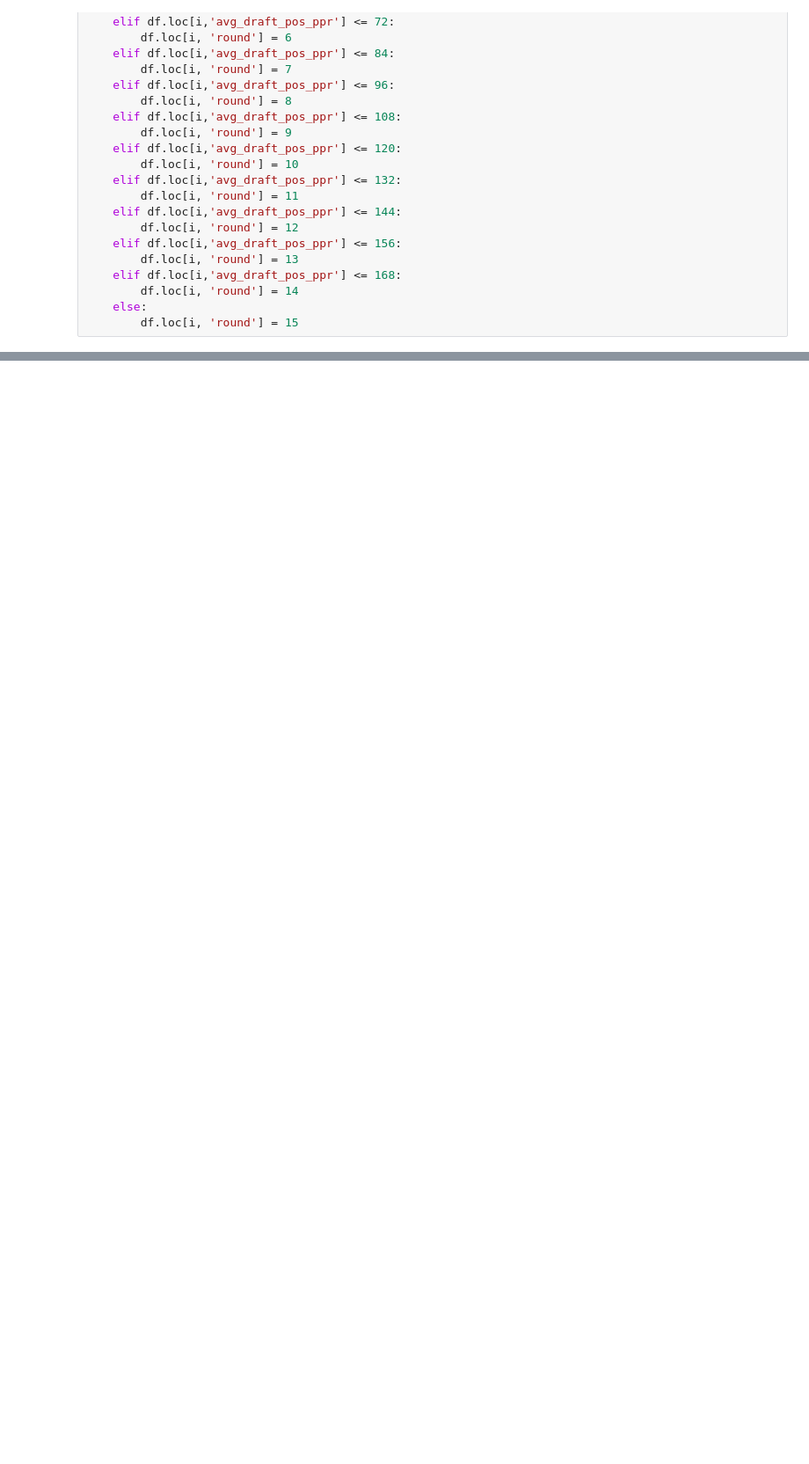
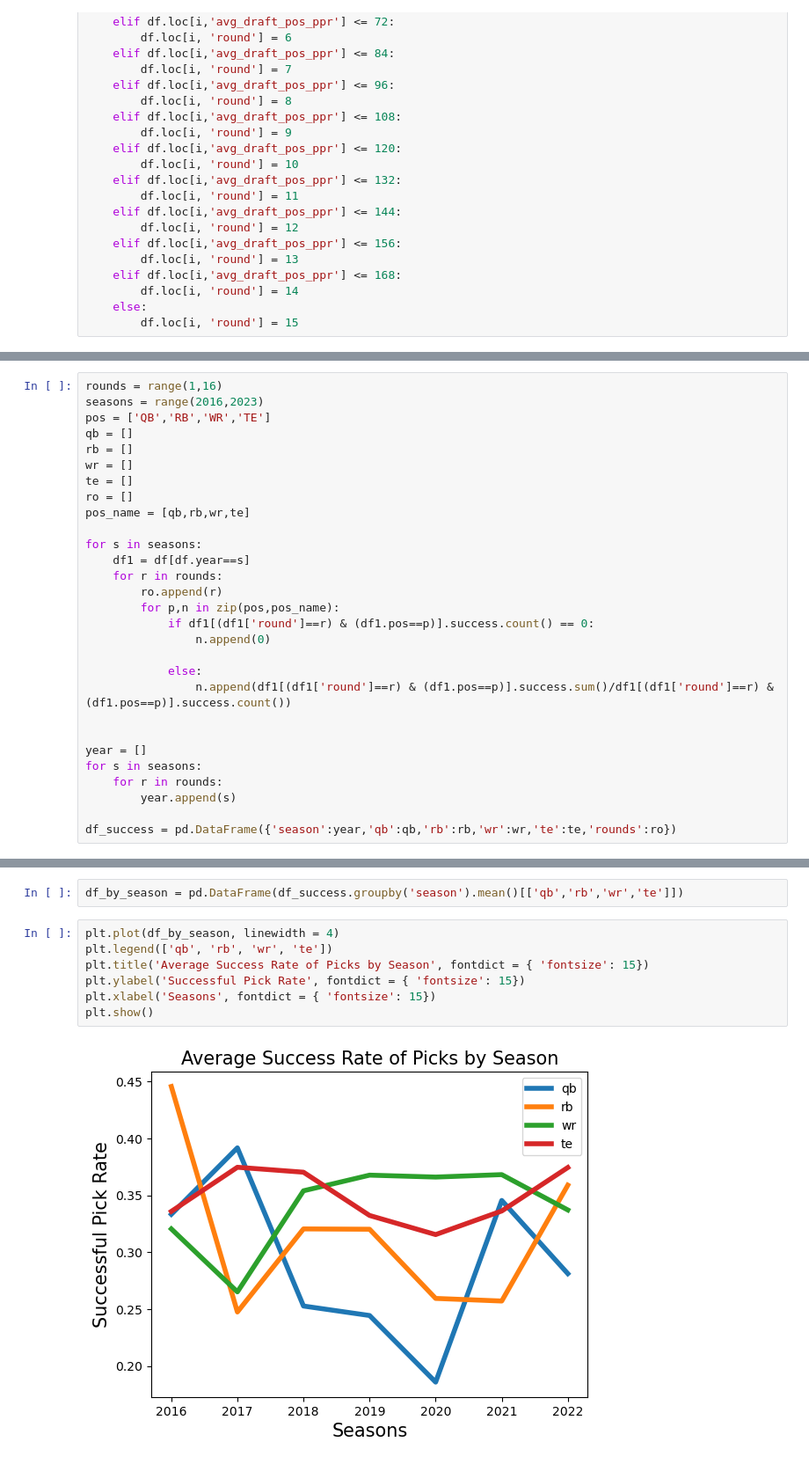
Before and after one commit to ffb-optimal-draft/ffb-draft-strategy, a Jupyter notebook: Smitty_clean_explore.ipynb, the cells around one changed output, grey strips where cells are left out. Shown at 88% size. Saved outputs shown, nothing was run; the diff lists cells and outputs as text; blank space fills up the shorter version.

```diff
--- a/Smitty_clean_explore.ipynb
+++ b/Smitty_clean_explore.ipynb
@@ -598,0 +620,29 @@ for i in range(0,len(df.index)):
+# %%
+rounds = range(1,16)
+seasons = range(2016,2023)
+pos = ['QB','RB','WR','TE']
+qb = []
+rb = []
+wr = []
+te = []
+ro = []
+pos_name = [qb,rb,wr,te]
+
+for s in seasons:
+    df1 = df[df.year==s]
+    for r in rounds:
+        ro.append(r)
+        for p,n in zip(pos,pos_name):
+            if df1[(df1['round']==r) & (df1.pos==p)].success.count() == 0:
+                n.append(0)
+
+            else:
+                n.append(df1[(df1['round']==r) & (df1.pos==p)].success.sum()/df1[(df1['round']==r) & (df1.pos==p)].success.count())
+
+
+year = []
+for s in seasons:
+    for r in rounds:
+        year.append(s)
+
+df_success = pd.DataFrame({'season':year,'qb':qb,'rb':rb,'wr':wr,'te':te,'rounds':ro})
@@ -598,0 +667,11 @@ for i in range(0,len(df.index)):
+# %%
+df_by_season = pd.DataFrame(df_success.groupby('season').mean()[['qb','rb','wr','te']])
+# %%
+plt.plot(df_by_season, linewidth = 4)
+plt.legend(['qb', 'rb', 'wr', 'te'])
+plt.title('Average Success Rate of Picks by Season', fontdict = { 'fontsize': 15})
+plt.ylabel('Successful Pick Rate', fontdict = { 'fontsize': 15})
+plt.xlabel('Seasons', fontdict = { 'fontsize': 15})
+plt.show()
+# %% [output]
+[figure, added]
```
Also changed, not shown: parts of 33 cells of this notebook.
